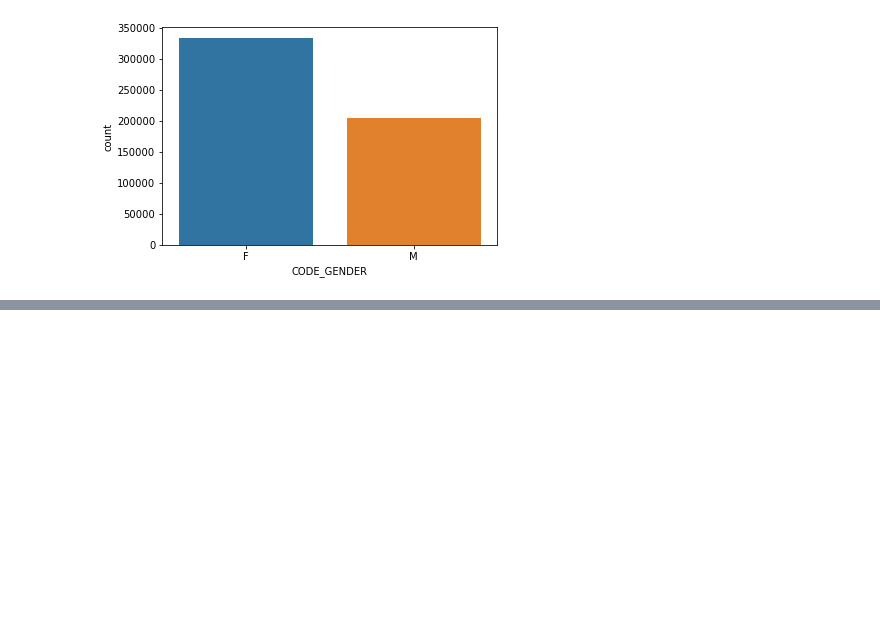
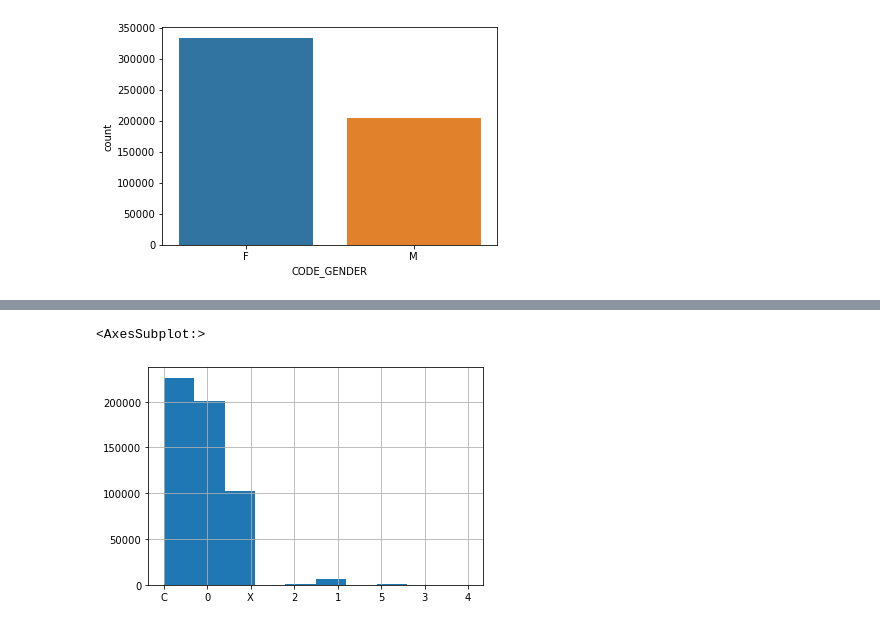
Before and after one commit to yassdenn/cca, a Jupyter notebook: MAIN.ipynb, the cells around one changed output, grey strips where cells are left out. Saved outputs shown, nothing was run; the diff lists cells and outputs as text; code cells hidden in the pictures; blank space fills up the shorter version.

```diff
--- a/MAIN.ipynb
+++ b/MAIN.ipynb
@@ -103,0 +172,5 @@ sns.countplot(x='CODE_GENDER',data=cca)
+# %%
+cca.STATUS.hist()
+# %% [output]
+<AxesSubplot:>
+[figure, added]
```
Also changed, not shown: parts of 12 cells of this notebook.
